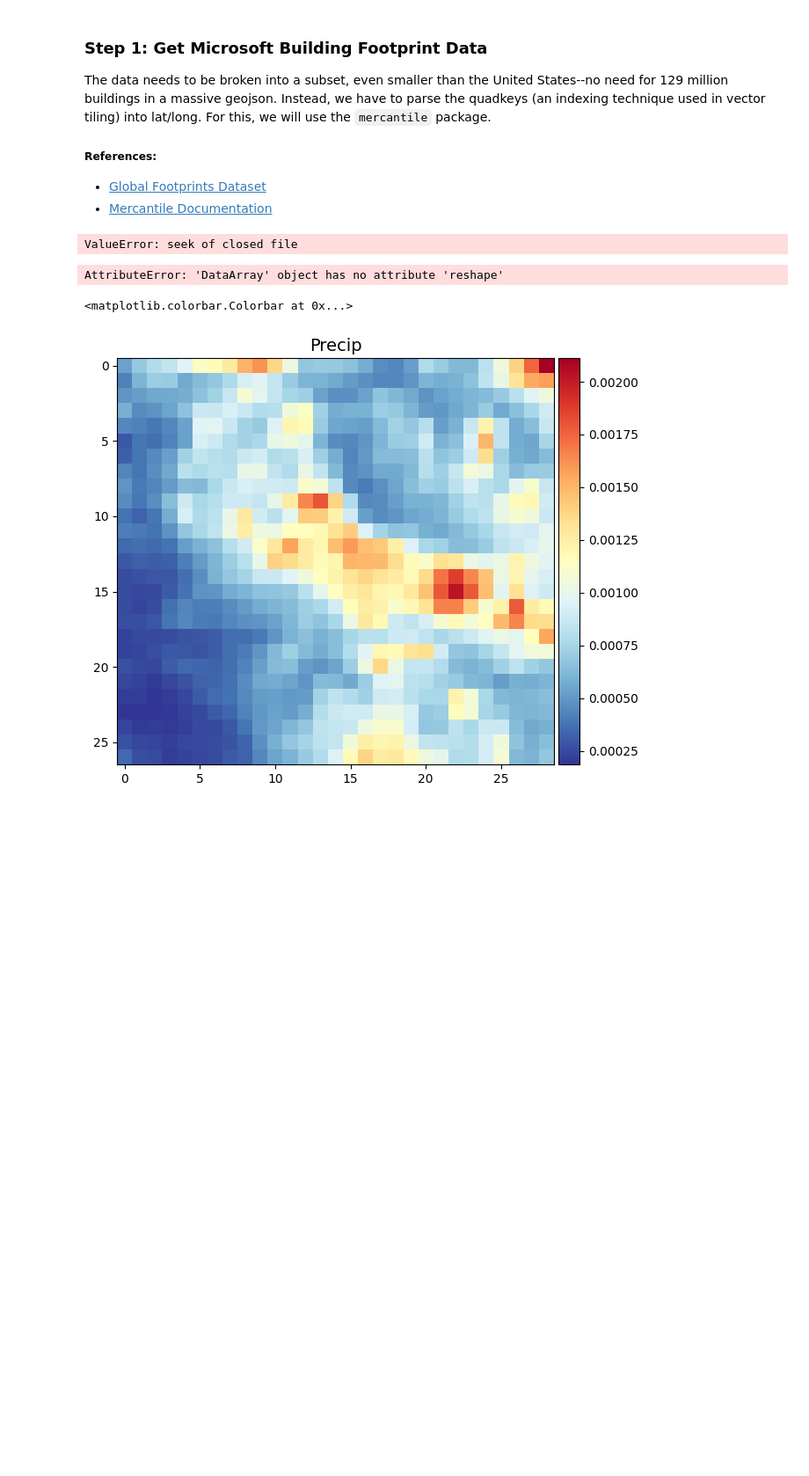
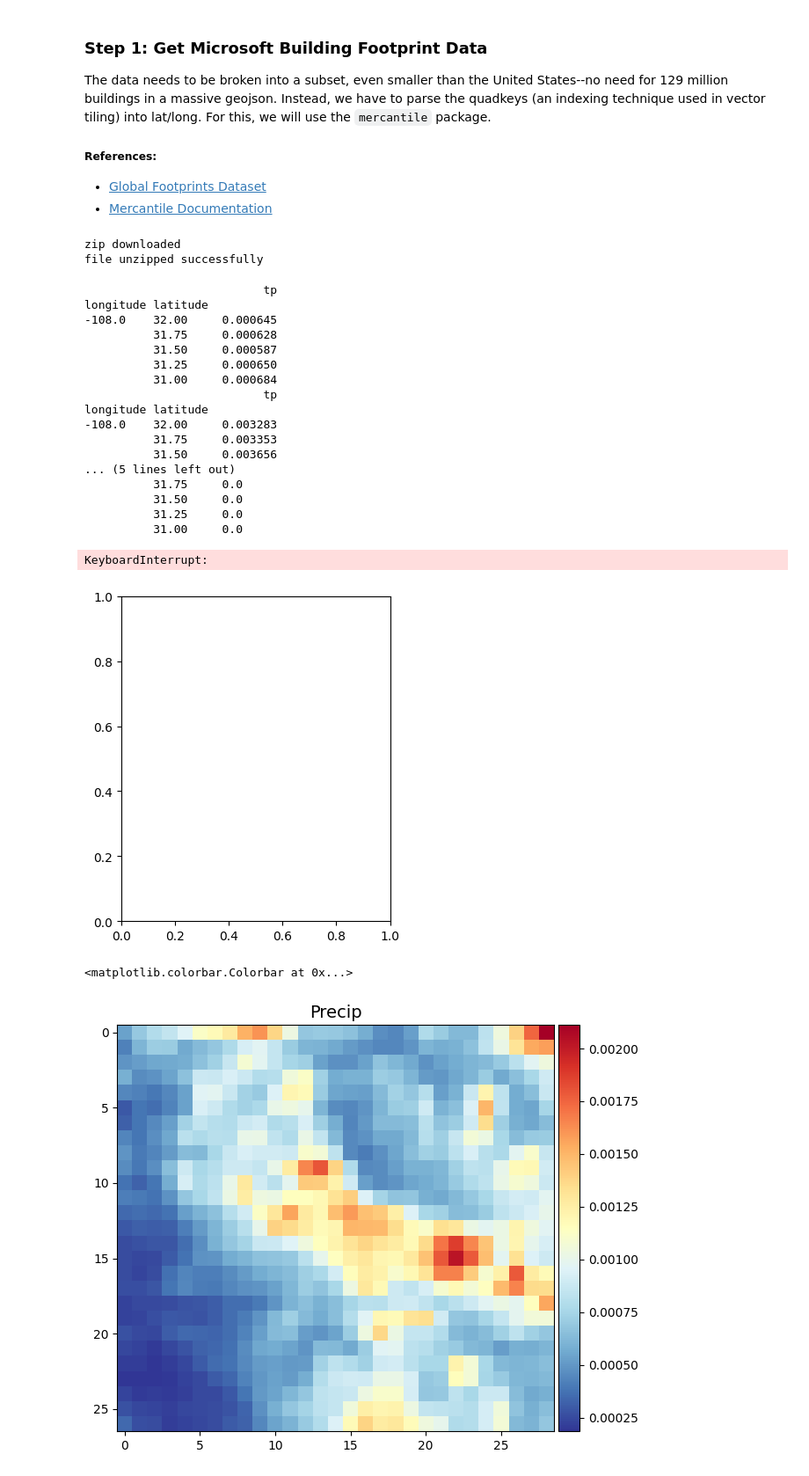
Before and after one commit to emersonw1/RainfallCollection, a Jupyter notebook: main.ipynb, the cells around one changed output. Shown at 88% size. Cells and saved outputs as stored; diff of their text form; code cells hidden in the pictures; blank space fills up the shorter version.

Commit message:
fixed building download step

```diff
--- a/main.ipynb
+++ b/main.ipynb
@@ -38,44 +40,64 @@ filepath = os.path.join(ws, filename)
 url = f'https://usbuildingdata.blob.core.windows.net/usbuildings-v2/{filename}'
 
 with requests.get(url, allow_redirects=True, stream=True) as r:
-    with open(ws + filename, 'wb') as f:
+    with open(filepath, 'wb') as f:
         shutil.copyfileobj(r.raw, f)
+        print('zip downloaded')
 
-with ZipFile(f, 'r') as z:
-    z.extractall(
-        path=filename
-        )
+        with ZipFile(filepath, 'r') as z:
+            z.extractall(
+                path=ws
+                )
 
-buildings_df = gpd.read_file(filename)
+print(f'file unzipped successfully ({os.path.getsize(filename.strip(".zip")) / 1000} MB)')
+
+buildings_gdf = gpd.read_file(filepath.strip('.zip'))
 # %% [output]
-ValueError: seek of closed file
+zip downloaded
+file unzipped successfully
 # %%
 # load precip data
 xds = xr.open_dataset(os.path.join(ws, 'precip.nc'))
 
 # drop the "expver" dimension
 no_expver = xds.reduce(np.nansum, dim='expver')
 
 # get mean, max, min precipitation over the 10 year period
 mean = no_expver.reduce(np.mean, dim='time', keep_attrs=True)
 max = no_expver.reduce(np.max, dim='time', keep_attrs=True)
 min = no_expver.reduce(np.min, dim='time', keep_attrs=True)
 
 # verify time dimension has been removed from each
 for i in [max, mean, min]:
     assert 120 not in i.to_array().shape
 
 mean_df = mean.to_dataframe()
 max_df = max.to_dataframe()
 min_df = min.to_dataframe()
 
 print(mean_df.tail(5))
 print(max_df.tail(5))
 print(min_df.tail(5))
-
-mean_df['geometry'] = Point([mean_df['latitude'], mean_df['longitude']])
 # %% [output]
-AttributeError: 'DataArray' object has no attribute 'reshape'
+                          tp
+longitude latitude
+-108.0    32.00     0.000645
+          31.75     0.000628
+          31.50     0.000587
+          31.25     0.000650
+          31.00     0.000684
+                          tp
+longitude latitude
+-108.0    32.00     0.003283
+          31.75     0.003353
+          31.50     0.003656
+... (5 lines left out)
+          31.75     0.0
+          31.50     0.0
+          31.25     0.0
+          31.00     0.0
+KeyboardInterrupt:
+[figure, added]
 # %%
 # Plot
 fig, ax = plt.subplots(figsize=(10,6))
```
Also changed, not shown: parts of 1 cell of this notebook.
